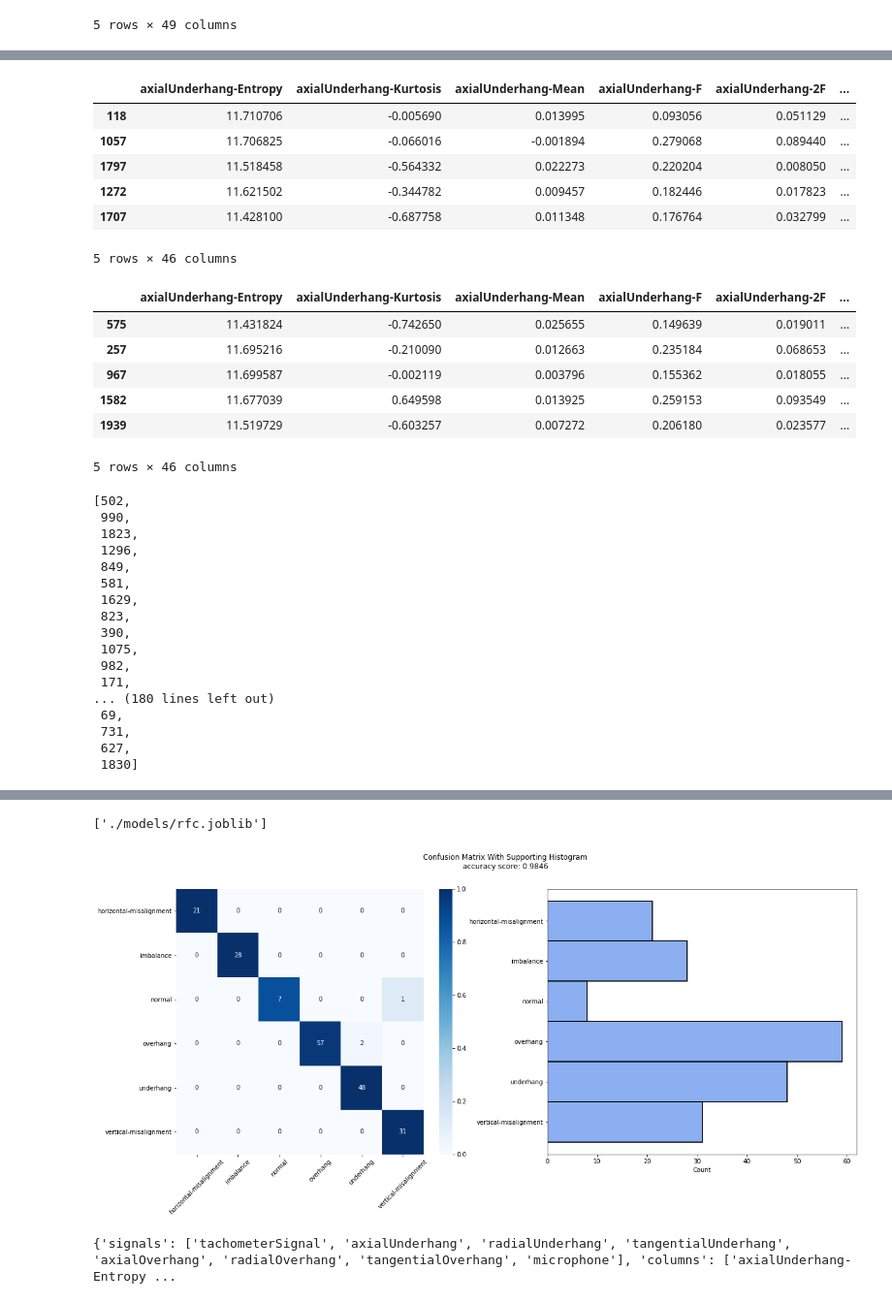
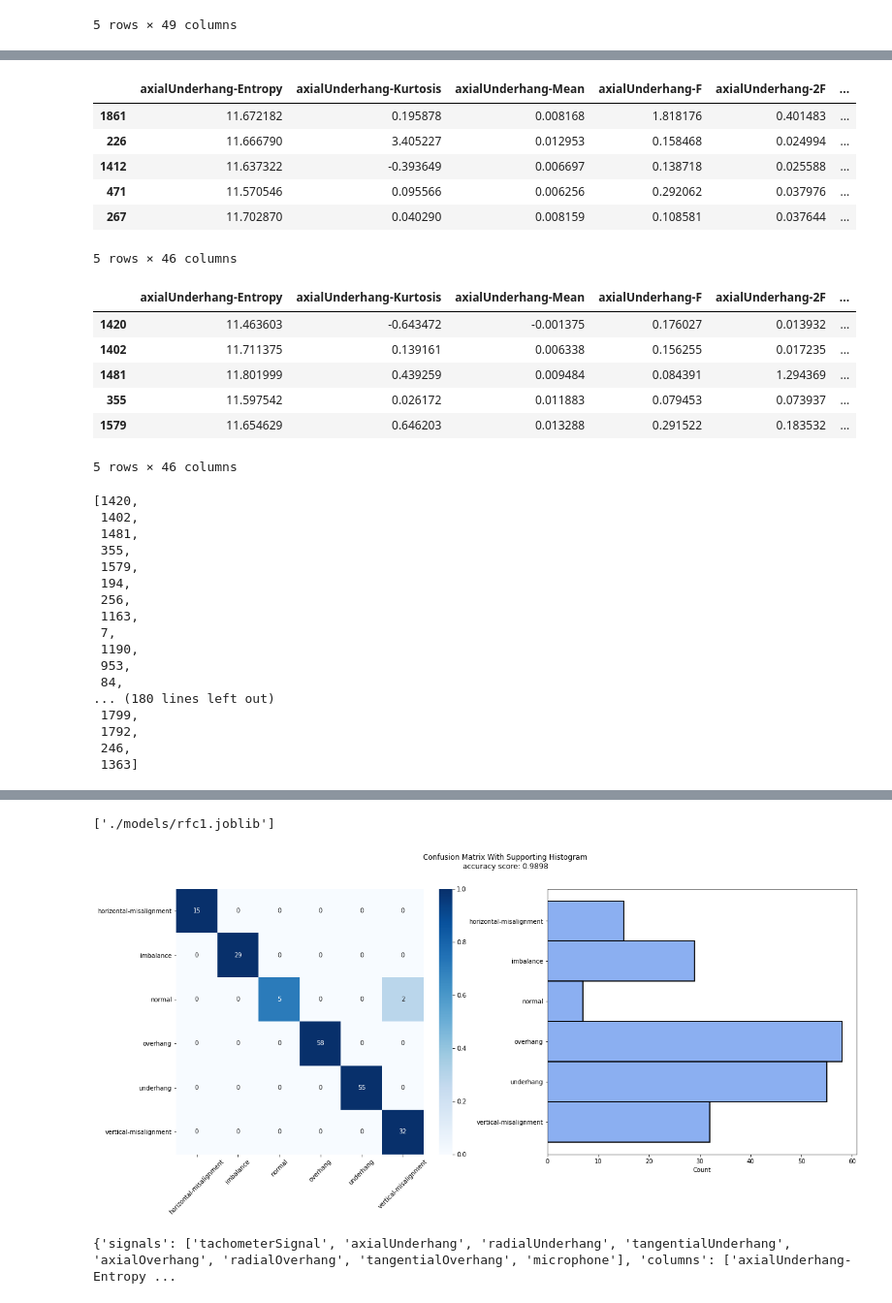
Before and after one commit to nprzybylski/window, a Jupyter notebook: sliding window.ipynb, the cells around one changed output, grey strips where cells are left out. Shown at 97% size. Drawn from its saved outputs; the diff is of its cells as text; code cells hidden in the pictures.

Commit message:
added new model/idxs/util files

```diff
--- a/sliding window.ipynb
+++ b/sliding window.ipynb
@@ -670,14 +670,14 @@ df.head()
 X = df.drop(columns=['class','path','CLASS'])
 y = df['class']
 
-X_train, X_test, y_train, y_test = train_test_split(X, y, test_size=0.2,
+X_train, X_test, y_train, y_test = train_test_split(X, y, test_size=0.1,
                                                     shuffle=True, random_state=45,
                                                     stratify=None)
 
-X_test, X_val, y_test, y_val = train_test_split(X_test, y_test, test_size=0.5,
-                                                 shuffle=True, random_state=45,
-                                                 stratify=None)
+# X_test, X_val, y_test, y_val = train_test_split(X_test, y_test, test_size=0.5,
+#                                                  shuffle=True, random_state=45,
+#                                                  stratify=None)
 print(f'Length of train set: {len(X_train)}')
 print(f'Length of test set: {len(X_test)}')
-print(f'Length of validation set: {len(X_val)}')
+# print(f'Length of validation set: {len(X_val)}')
 # %% [output]
@@ -690,11 +689,11 @@ Length of validation set: 196
 X_train.head()
 # %% [output]
 |  | axialUnderhang-Entropy | axialUnderhang-Kurtosis | axialUnderhang-Mean | axialUnderhang-F | axialUnderhang-2F | ... |
-| 118 | 11.710706 | -0.005690 | 0.013995 | 0.093056 | 0.051129 | ... |
-| 1057 | 11.706825 | -0.066016 | -0.001894 | 0.279068 | 0.089440 | ... |
-| 1797 | 11.518458 | -0.564332 | 0.022273 | 0.220204 | 0.008050 | ... |
-| 1272 | 11.621502 | -0.344782 | 0.009457 | 0.182446 | 0.017823 | ... |
-| 1707 | 11.428100 | -0.687758 | 0.011348 | 0.176764 | 0.032799 | ... |
+| 1861 | 11.672182 | 0.195878 | 0.008168 | 1.818176 | 0.401483 | ... |
+| 226 | 11.666790 | 3.405227 | 0.012953 | 0.158468 | 0.024994 | ... |
+| 1412 | 11.637322 | -0.393649 | 0.006697 | 0.138718 | 0.025588 | ... |
+| 471 | 11.570546 | 0.095566 | 0.006256 | 0.292062 | 0.037976 | ... |
+| 267 | 11.702870 | 0.040290 | 0.008159 | 0.108581 | 0.037644 | ... |
 5 rows × 46 columns
 # %%
 # This is the data that will allow us to test our base Random Forest model's accuracy
@@ -702,57 +701,57 @@ X_train.head()
 X_test.head()
 # %% [output]
 |  | axialUnderhang-Entropy | axialUnderhang-Kurtosis | axialUnderhang-Mean | axialUnderhang-F | axialUnderhang-2F | ... |
-| 575 | 11.431824 | -0.742650 | 0.025655 | 0.149639 | 0.019011 | ... |
-| 257 | 11.695216 | -0.210090 | 0.012663 | 0.235184 | 0.068653 | ... |
-| 967 | 11.699587 | -0.002119 | 0.003796 | 0.155362 | 0.018055 | ... |
-| 1582 | 11.677039 | 0.649598 | 0.013925 | 0.259153 | 0.093549 | ... |
-| 1939 | 11.519729 | -0.603257 | 0.007272 | 0.206180 | 0.023577 | ... |
+| 1420 | 11.463603 | -0.643472 | -0.001375 | 0.176027 | 0.013932 | ... |
+| 1402 | 11.711375 | 0.139161 | 0.006338 | 0.156255 | 0.017235 | ... |
+| 1481 | 11.801999 | 0.439259 | 0.009484 | 0.084391 | 1.294369 | ... |
+| 355 | 11.597542 | 0.026172 | 0.011883 | 0.079453 | 0.073937 | ... |
+| 1579 | 11.654629 | 0.646203 | 0.013288 | 0.291522 | 0.183532 | ... |
 5 rows × 46 columns
 # %%
 # These indices tell us which files we will need to pull from to re-summarize subsamples of the data for
 # our sliding window
 
-idxs = X_val.index
+idxs = X_test.index
 idxs = [int(_) for _ in idxs]
 idxs
 # %% [output]
-[502,
- 990,
- 1823,
- 1296,
- 849,
- 581,
- 1629,
- 823,
- 390,
- 1075,
- 982,
- 171,
+[1420,
+ 1402,
+ 1481,
+ 355,
+ 1579,
+ 194,
+ 256,
+ 1163,
+ 7,
+ 1190,
+ 953,
+ 84,
 ... (180 lines left out)
- 69,
- 731,
- 627,
- 1830]
+ 1799,
+ 1792,
+ 246,
+ 1363]
 # %% [markdown]
 ## Here we are defining a Random Forest model and fitting it to our training set (80%). After the model is trained, we will get a baseline measurement of accuracy by utilizing our test set (10%). We will then use the indices of the validation set (10%) to tell us which data files we have not used up to this point. With this subset of data, we can re-summarize on smaller intervals of time (not the whole 5 seconds) and run those new data points through the model.
 # %%
 # used by the confusion_hist_plot function
 target = 'class'
 
 # define the model
 model = RandomForestClassifier(bootstrap=True)
 # fit the model with our training data
 model.fit(X_train,y_train)
 # try to predict the data points we set aside for testing
 preds = model.predict(X_test)
 
 #plot our results
 confusion_hist_plot(df=df,y_test=y_test,preds=preds,codes=classDict)
 
 #save our model
-joblib.dump(model, "./models/rfc.joblib")
+joblib.dump(model, "./models/rfc1.joblib")
 # %% [output]
-['./models/rfc.joblib']
+['./models/rfc1.joblib']
-[figure, old version]
+[figure, new version]
 # %%
 # load the model
```
Also changed, not shown: parts of 34 cells of this notebook, 4 other files.
